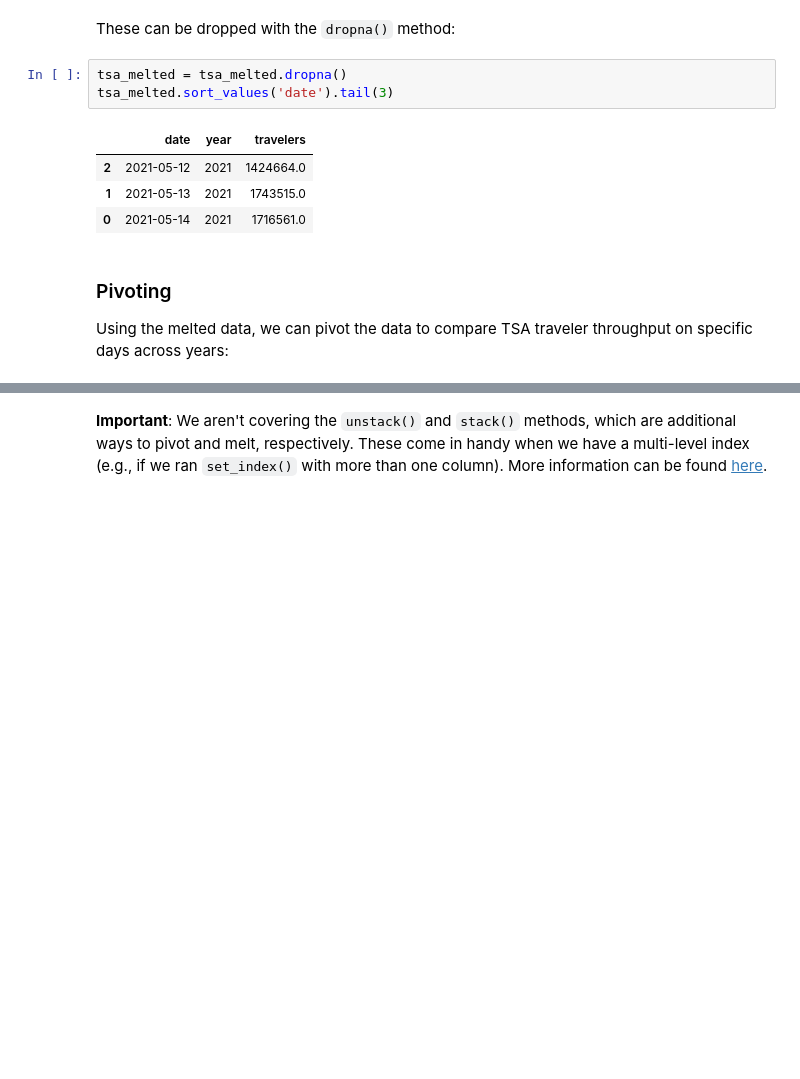
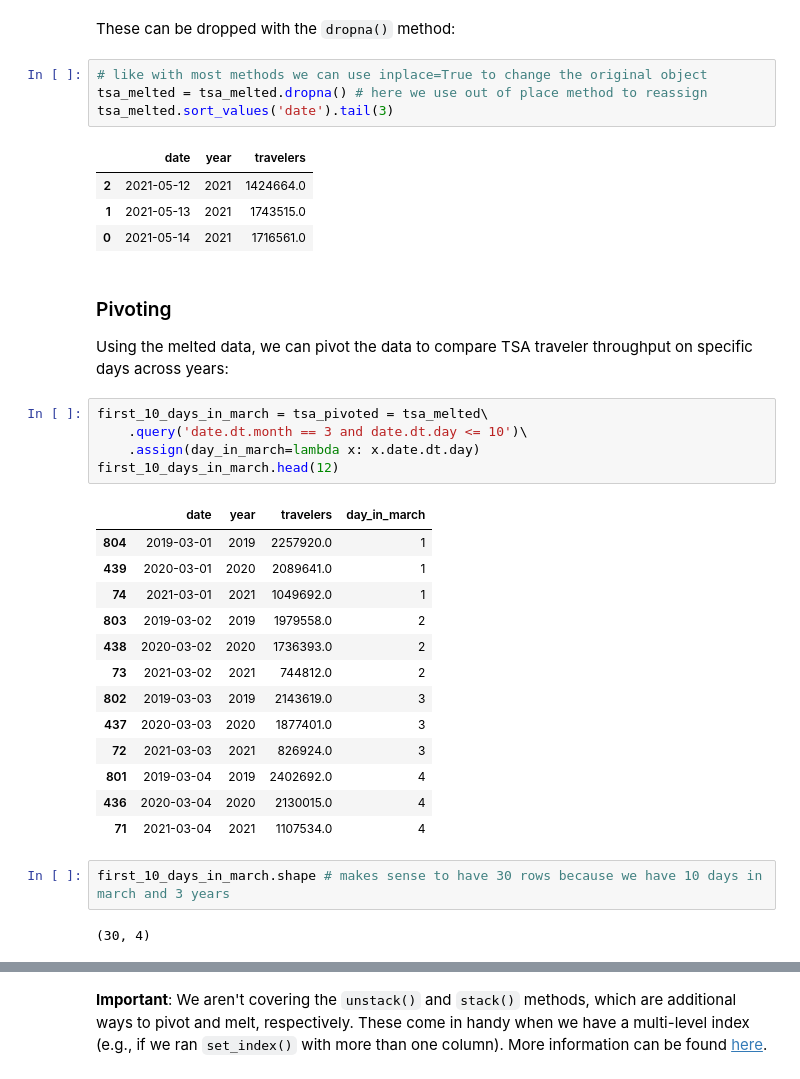
Before and after one commit to ValRCS/Python_SheGoesTech_22, a Jupyter notebook: Day_17_Pandas_Data_Analysis_Library/2-data_wrangling.ipynb, the cells around one changed output, grey strips where cells are left out. Drawn from its saved outputs; the diff is of its cells as text; blank space fills up the shorter version.

```diff
--- a/Day_17_Pandas_Data_Analysis_Library/2-data_wrangling.ipynb
+++ b/Day_17_Pandas_Data_Analysis_Library/2-data_wrangling.ipynb
@@ -471,7 +595,8 @@ tsa_melted.sort_values('date').tail(3)
 # %% [markdown]
 These can be dropped with the `dropna()` method:
 # %%
-tsa_melted = tsa_melted.dropna()
+# like with most methods we can use inplace=True to change the original object
+tsa_melted = tsa_melted.dropna() # here we use out of place method to reassign
 tsa_melted.sort_values('date').tail(3)
 # %% [output]
 |  | date | year | travelers |
@@ -482,4 +607,27 @@ tsa_melted.sort_values('date').tail(3)
 ### Pivoting
 
 Using the melted data, we can pivot the data to compare TSA traveler throughput on specific days across years:
+# %%
+first_10_days_in_march = tsa_pivoted = tsa_melted\
+    .query('date.dt.month == 3 and date.dt.day <= 10')\
+    .assign(day_in_march=lambda x: x.date.dt.day)
+first_10_days_in_march.head(12)
+# %% [output]
+|  | date | year | travelers | day_in_march |
+| 804 | 2019-03-01 | 2019 | 2257920.0 | 1 |
+| 439 | 2020-03-01 | 2020 | 2089641.0 | 1 |
+| 74 | 2021-03-01 | 2021 | 1049692.0 | 1 |
+| 803 | 2019-03-02 | 2019 | 1979558.0 | 2 |
+| 438 | 2020-03-02 | 2020 | 1736393.0 | 2 |
+| 73 | 2021-03-02 | 2021 | 744812.0 | 2 |
+| 802 | 2019-03-03 | 2019 | 2143619.0 | 3 |
+| 437 | 2020-03-03 | 2020 | 1877401.0 | 3 |
+| 72 | 2021-03-03 | 2021 | 826924.0 | 3 |
+| 801 | 2019-03-04 | 2019 | 2402692.0 | 4 |
+| 436 | 2020-03-04 | 2020 | 2130015.0 | 4 |
+| 71 | 2021-03-04 | 2021 | 1107534.0 | 4 |
+# %%
+first_10_days_in_march.shape # makes sense to have 30 rows because we have 10 days in march and 3 years
+# %% [output]
+(30, 4)
 # %%
```
Also changed, not shown: parts of 20 cells of this notebook.
